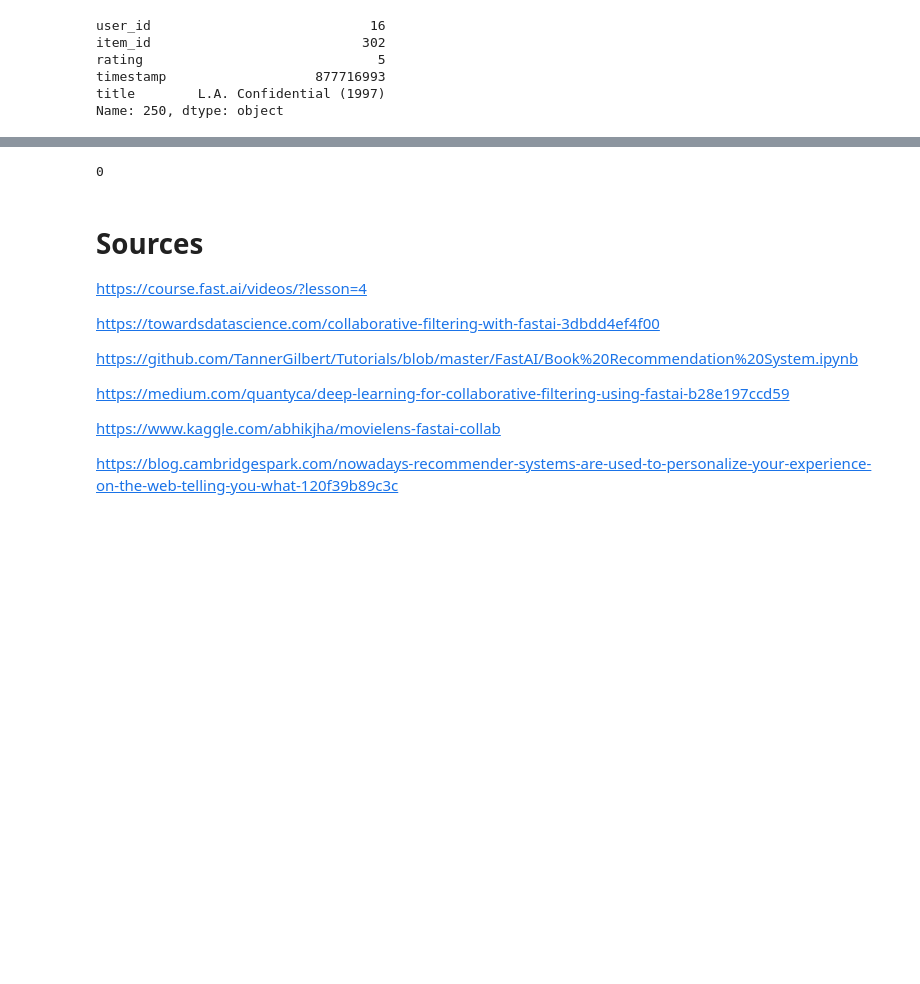
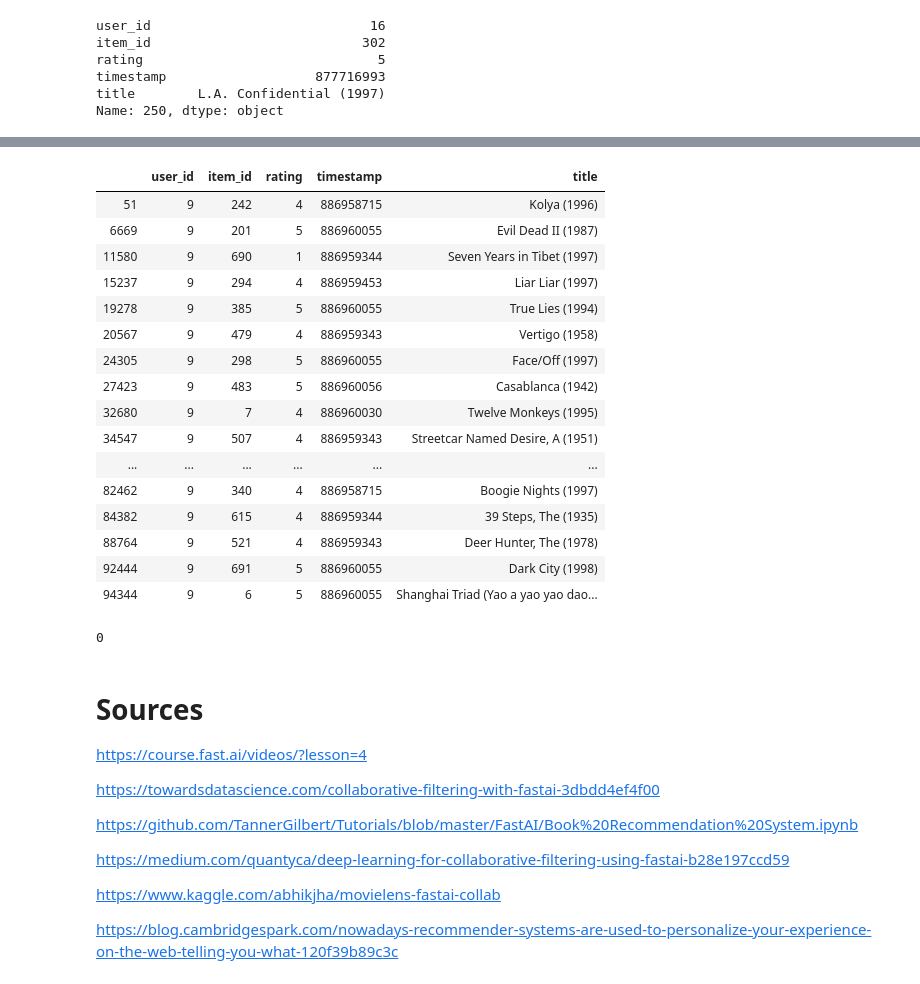
Before and after one commit to yasamanensafi/recommender_system, a Jupyter notebook: Recommender Systems.ipynb, the cells around one changed output, grey strips where cells are left out. Drawn from its saved outputs; the diff is of its cells as text; code cells hidden in the pictures; blank space fills up the shorter version.

```diff
--- a/Recommender Systems.ipynb
+++ b/Recommender Systems.ipynb
@@ -435,3 +471,24 @@ df[df['user_id']==100]
+# %%
+# Actual movies that user 9 has watched
+df[df['user_id']==9]
+# %% [output]
+|  | user_id | item_id | rating | timestamp | title |
+| 51 | 9 | 242 | 4 | 886958715 | Kolya (1996) |
+| 6669 | 9 | 201 | 5 | 886960055 | Evil Dead II (1987) |
+| 11580 | 9 | 690 | 1 | 886959344 | Seven Years in Tibet (1997) |
+| 15237 | 9 | 294 | 4 | 886959453 | Liar Liar (1997) |
+| 19278 | 9 | 385 | 5 | 886960055 | True Lies (1994) |
+| 20567 | 9 | 479 | 4 | 886959343 | Vertigo (1958) |
+| 24305 | 9 | 298 | 5 | 886960055 | Face/Off (1997) |
+| 27423 | 9 | 483 | 5 | 886960056 | Casablanca (1942) |
+| 32680 | 9 | 7 | 4 | 886960030 | Twelve Monkeys (1995) |
+| 34547 | 9 | 507 | 4 | 886959343 | Streetcar Named Desire, A (1951) |
+| ... | ... | ... | ... | ... | ... |
+| 82462 | 9 | 340 | 4 | 886958715 | Boogie Nights (1997) |
+| 84382 | 9 | 615 | 4 | 886959344 | 39 Steps, The (1935) |
+| 88764 | 9 | 521 | 4 | 886959343 | Deer Hunter, The (1978) |
+| 92444 | 9 | 691 | 5 | 886960055 | Dark City (1998) |
+| 94344 | 9 | 6 | 5 | 886960055 | Shanghai Triad (Yao a yao yao dao... |
 # %%
 def evaluate(user_id):
     user_number = df[df['user_id']==user_id]
```
Also changed, not shown: parts of 25 cells of this notebook.
